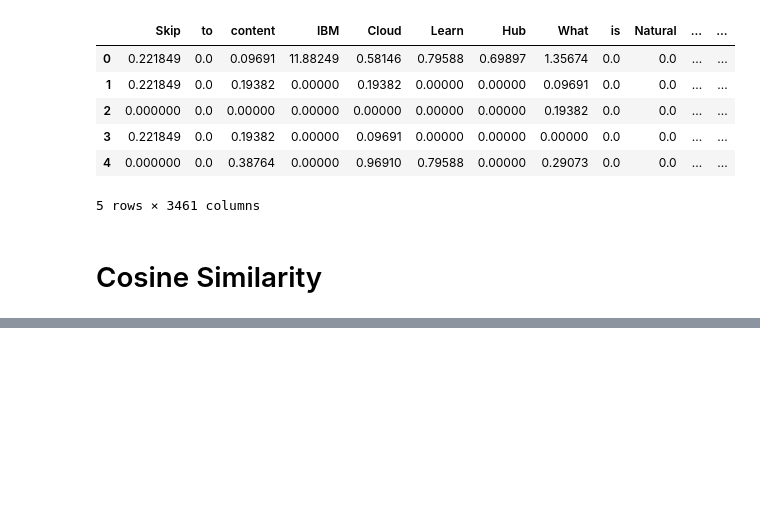
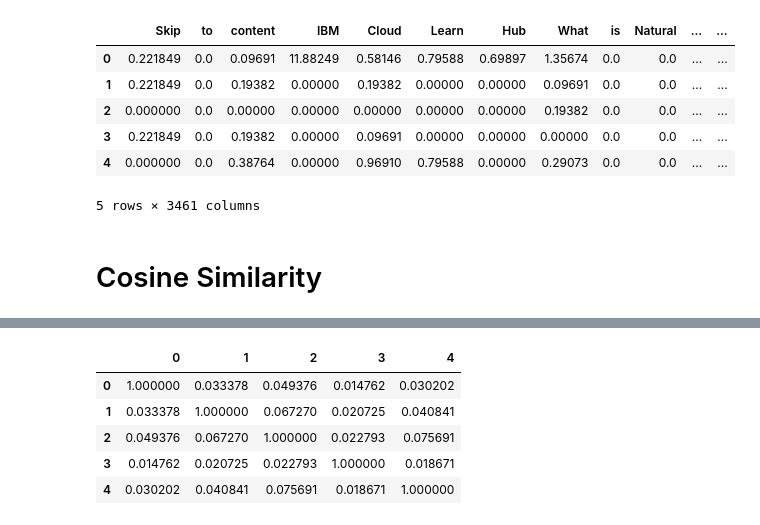
Before and after one commit to JasminiSantos/Trabalho-6-TFIDF-e-Cosseno, a Jupyter notebook: Tarefa_6_TFIDF_e_Cosseno.ipynb, the cells around one changed output, grey strips where cells are left out. Saved outputs shown, nothing was run; the diff lists cells and outputs as text; code cells hidden in the pictures; blank space fills up the shorter version.

```diff
--- a/Tarefa_6_TFIDF_e_Cosseno.ipynb
+++ b/Tarefa_6_TFIDF_e_Cosseno.ipynb
@@ -440,0 +385,13 @@ Warning: Total number of columns (11978521) exceeds max_columns (20) limiting to
+# %%
+# Cálculo de similaridade utilizando biblioteca cosine_similarity
+from sklearn.metrics.pairwise import cosine_similarity
+similarity = cosine_similarity(df)
+similarity_df = pd.DataFrame(similarity)
+display(similarity_df)
+# %% [output]
+|  | 0 | 1 | 2 | 3 | 4 |
+| 0 | 1.000000 | 0.033378 | 0.049376 | 0.014762 | 0.030202 |
+| 1 | 0.033378 | 1.000000 | 0.067270 | 0.020725 | 0.040841 |
+| 2 | 0.049376 | 0.067270 | 1.000000 | 0.022793 | 0.075691 |
+| 3 | 0.014762 | 0.020725 | 0.022793 | 1.000000 | 0.018671 |
+| 4 | 0.030202 | 0.040841 | 0.075691 | 0.018671 | 1.000000 |
```
Also changed, not shown: parts of 6 cells of this notebook.
